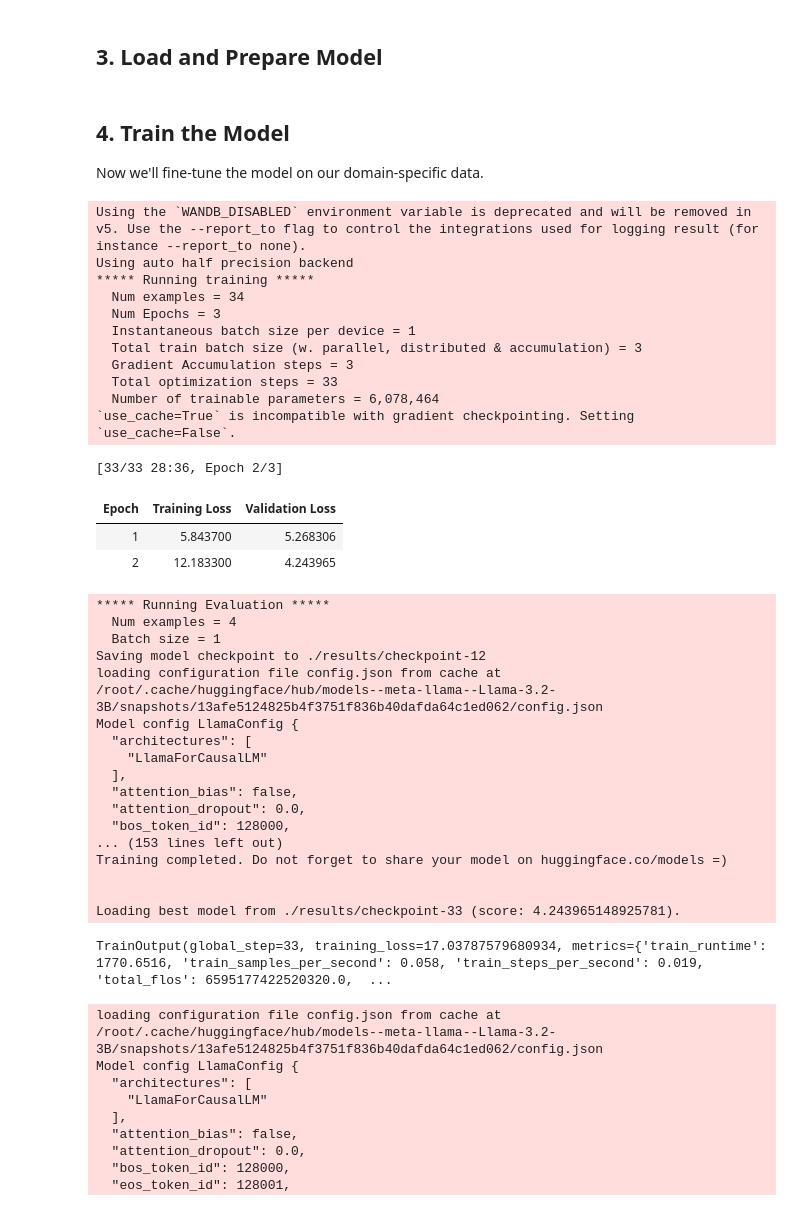
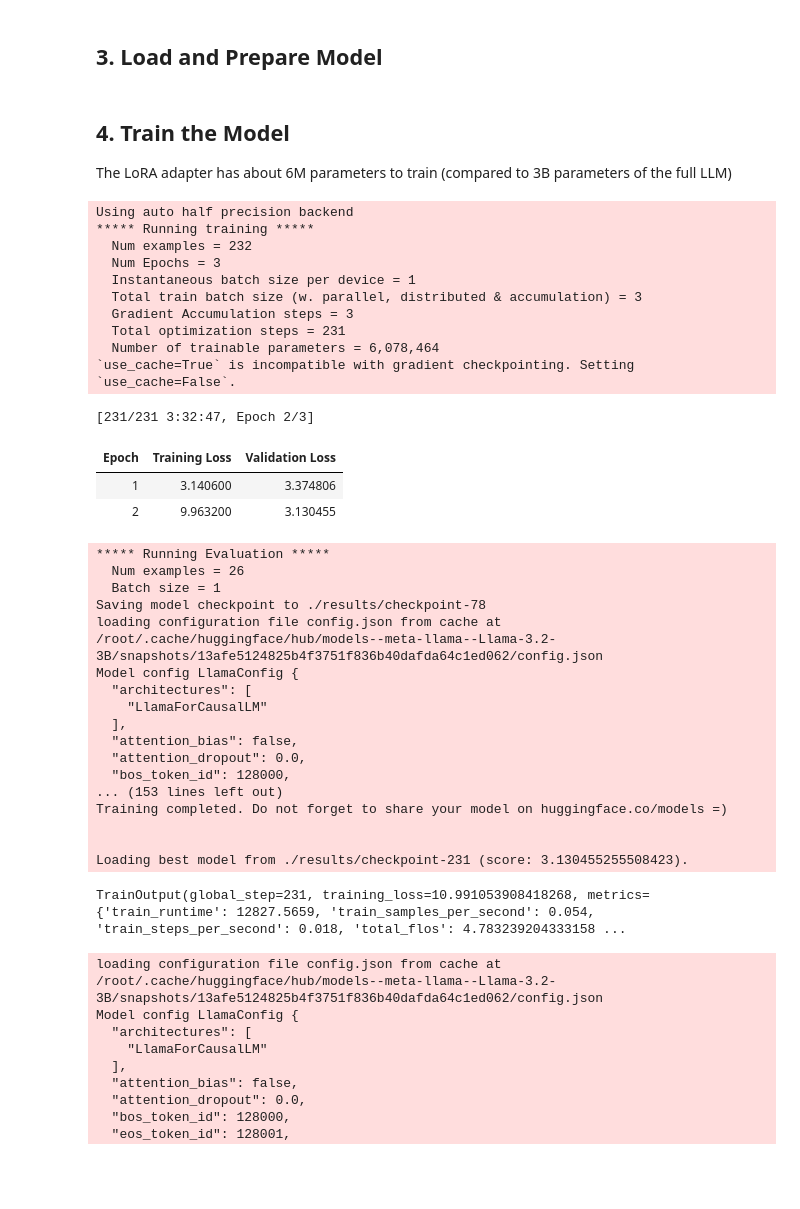
Before and after one commit to arminwitte/mistral-peft, a Jupyter notebook: notebook_kaggle_llama.ipynb, the cells around one changed output. Saved outputs shown, nothing was run; the diff lists cells and outputs as text; code cells hidden in the pictures; blank space fills up the shorter version.

```diff
--- a/notebook_kaggle_llama.ipynb
+++ b/notebook_kaggle_llama.ipynb
@@ -135,10 +131,10 @@ config = LoraConfig(
     task_type="CAUSAL_LM",
 )
 model = get_peft_model(model, config)
-# %% [markdown]
-## 4. Train the Model
-
-Now we'll fine-tune the model on our domain-specific data.
+# %% [markdown]
+## 4. Train the Model
+
+The LoRA adapter has about 6M parameters to train (compared to 3B parameters of the full LLM)
 # %%
 # Set up training arguments
 training_args = TrainingArguments(
@@ -150,43 +146,43 @@ training_args = TrainingArguments(
     learning_rate=3e-4,
     fp16=True, # numerical precision of adapter is float16
     logging_steps=1,
     eval_strategy="epoch",
     save_strategy="epoch",
     load_best_model_at_end=True,
     optim="paged_adamw_8bit", # Memory efficient optimizer
     log_level="info",
+    report_to="none",
 )
 
 # Initialize trainer
 trainer = Trainer(
     model=model,
     args=training_args,
     train_dataset=train_test_set['train'],
     eval_dataset=train_test_set['test']
 )
 
 # Start training
 trainer.train()
 # %% [output]
-Using the `WANDB_DISABLED` environment variable is deprecated and will be removed in v5. Use the --report_to flag to control the integrations used for logging result (for instance --report_to none).
 Using auto half precision backend
 ***** Running training *****
-  Num examples = 34
+  Num examples = 232
   Num Epochs = 3
   Instantaneous batch size per device = 1
   Total train batch size (w. parallel, distributed & accumulation) = 3
   Gradient Accumulation steps = 3
-  Total optimization steps = 33
+  Total optimization steps = 231
   Number of trainable parameters = 6,078,464
 `use_cache=True` is incompatible with gradient checkpointing. Setting `use_cache=False`.
-[33/33 28:36, Epoch 2/3]
+[231/231 3:32:47, Epoch 2/3]
 | Epoch | Training Loss | Validation Loss |
-| 1 | 5.843700 | 5.268306 |
-| 2 | 12.183300 | 4.243965 |
+| 1 | 3.140600 | 3.374806 |
+| 2 | 9.963200 | 3.130455 |
 ***** Running Evaluation *****
-  Num examples = 4
+  Num examples = 26
   Batch size = 1
-Saving model checkpoint to ./results/checkpoint-12
+Saving model checkpoint to ./results/checkpoint-78
 loading configuration file config.json from cache at /root/.cache/huggingface/hub/models--meta-llama--Llama-3.2-3B/snapshots/13afe5124825b4f3751f836b40dafda64c1ed062/config.json
 Model config LlamaConfig {
   "architectures": [
@@ -199,8 +195,8 @@ Model config LlamaConfig {
 Training completed. Do not forget to share your model on huggingface.co/models =)
 
 
-Loading best model from ./results/checkpoint-33 (score: 4.243965148925781).
+Loading best model from ./results/checkpoint-231 (score: 3.130455255508423).
-TrainOutput(global_step=33, training_loss=17.03787579680934, metrics={'train_runtime': 1770.6516, 'train_samples_per_second': 0.058, 'train_steps_per_second': 0.019, 'total_flos': 6595177422520320.0,  ...
+TrainOutput(global_step=231, training_loss=10.991053908418268, metrics={'train_runtime': 12827.5659, 'train_samples_per_second': 0.054, 'train_steps_per_second': 0.018, 'total_flos': 4.783239204333158 ...
 # %%
 # Save the LoRA adapter weights:
 lora_save_path = "lora_weights"  # Directory to save the LoRA weights
```
Also changed, not shown: parts of 9 cells of this notebook.
